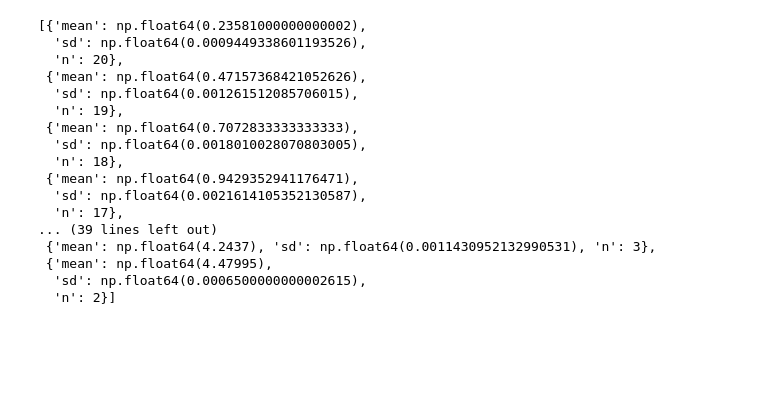
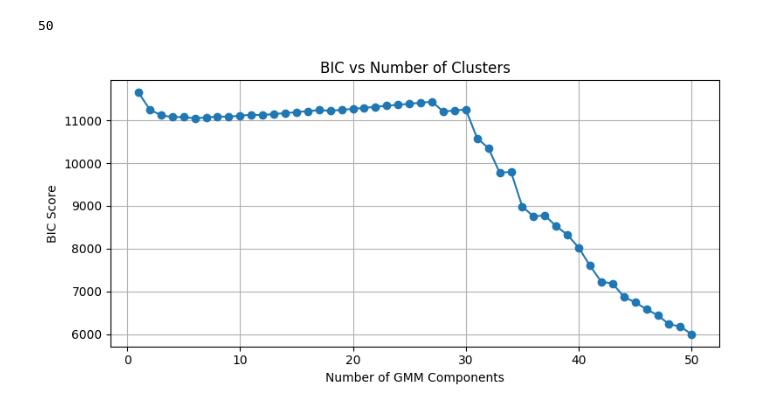
Before and after one commit to lamkin1/Acoustic-Space-Boiling, a Jupyter notebook: MultipleBoilings.ipynb, the cells around one changed output. Drawn from its saved outputs; the diff is of its cells as text; code cells hidden in the pictures; blank space fills up the shorter version.

```diff
--- a/MultipleBoilings.ipynb
+++ b/MultipleBoilings.ipynb
@@ -23,5 +26,5 @@ diffs = []
 for i in range(len(x)-1):
     for j in range(i+1, len(x)):
         diffs.append(float(x[j] - x[i]))
-# diffs.sort()
-# [round(x, 2) for x in diffs]
+diffs.sort()
+[round(x, 2) for x in diffs]
@@ -39,8 +60,9 @@ def summarize_clusters(diffs, random_state=0):
     - 'n': number of points in the cluster
     """
     min_components = 1
-    max_components = min(100, max(2, len(diffs) // 5))
-    # max_components = len(diffs)
+    max_components = min(50, max(2, len(diffs) // 5))
+    print(max_components)
+    # max_components = len(diffs) // 2
 
     X = np.array(diffs).reshape(-1, 1)
     bics, models = [], []
@@ -50,51 +72,84 @@ def summarize_clusters(diffs, random_state=0):
         model = GaussianMixture(n_components=k, random_state=random_state).fit(X)
         bics.append(model.bic(X))
         models.append(model)
+
+    # Plot BIC values
+    plt.figure(figsize=(8, 4))
+    plt.plot(range(min_components, max_components + 1), bics, marker='o')
+    plt.xlabel("Number of GMM Components")
+    plt.ylabel("BIC Score")
+    plt.title("BIC vs Number of Clusters")
+    plt.grid(True)
+    plt.tight_layout()
+    plt.show()
 
     # Select best model
     best_index = np.argmin(bics)
     best_model = models[best_index]
     labels = best_model.predict(X)
 
     # Group values by cluster
     cluster_data = defaultdict(list)
     for val, label in zip(diffs, labels):
         cluster_data[label].append(val)
 
     # Create summary dictionaries
     clusters = []
     for values in cluster_data.values():
         values = np.array(values)
         if len(values) < 2:
             continue
         cluster_info = {
             'mean': np.mean(values),
             'sd': np.std(values),
             'n': len(values)
         }
         clusters.append(cluster_info)
 
     # Sort clusters by mean
     clusters.sort(key=lambda x: x['mean'])
     return clusters
 
+# def summarize_clusters(diffs, jump_threshold=0.02):
+#     """
+#     Groups sorted diffs into clusters based on jumps larger than a threshold.
+#
+#     Parameters:
+#     - diffs: list or array of time differences
+#     - jump_threshold: max allowed jump between consecutive values within a cluster
+#
+#     Returns:
+#     - clusters: list of dictionaries with 'mean', 'sd', and 'n' per cluster
+#     """
+#     diffs = sorted(diffs)
+#     clusters = []
+#     current_cluster = [diffs[0]]
+#
+#     for prev, curr in zip(diffs, diffs[1:]):
+#         if abs(curr - prev) > jump_threshold:
+#             if len(current_cluster) >= 2:
+#                 clusters.append({
+#                     'mean': np.mean(current_cluster),
+#                     'sd': np.std(current_cluster),
+#                     'n': len(current_cluster)
+#                 })
+#             current_cluster = [curr]
+#         else:
+#             current_cluster.append(curr)
+#
+#     # Add the final cluster
+#     if len(current_cluster) >= 2:
+#         clusters.append({
+#             'mean': np.mean(current_cluster),
+#             'sd': np.std(current_cluster),
+#             'n': len(current_cluster)
+#         })
+#
+#     return clusters
+
+
 clusters = summarize_clusters(diffs)
 clusters
 # %% [output]
-[{'mean': np.float64(0.23581000000000002),
-  'sd': np.float64(0.0009449338601193526),
-  'n': 20},
- {'mean': np.float64(0.47157368421052626),
-  'sd': np.float64(0.001261512085706015),
-  'n': 19},
- {'mean': np.float64(0.7072833333333333),
-  'sd': np.float64(0.0018010028070803005),
-  'n': 18},
- {'mean': np.float64(0.9429352941176471),
-  'sd': np.float64(0.0021614105352130587),
-  'n': 17},
-... (39 lines left out)
- {'mean': np.float64(4.2437), 'sd': np.float64(0.0011430952132990531), 'n': 3},
- {'mean': np.float64(4.47995),
-  'sd': np.float64(0.0006500000000002615),
-  'n': 2}]
+50
+[figure, added]
```
Also changed, not shown: parts of 7 cells of this notebook.
